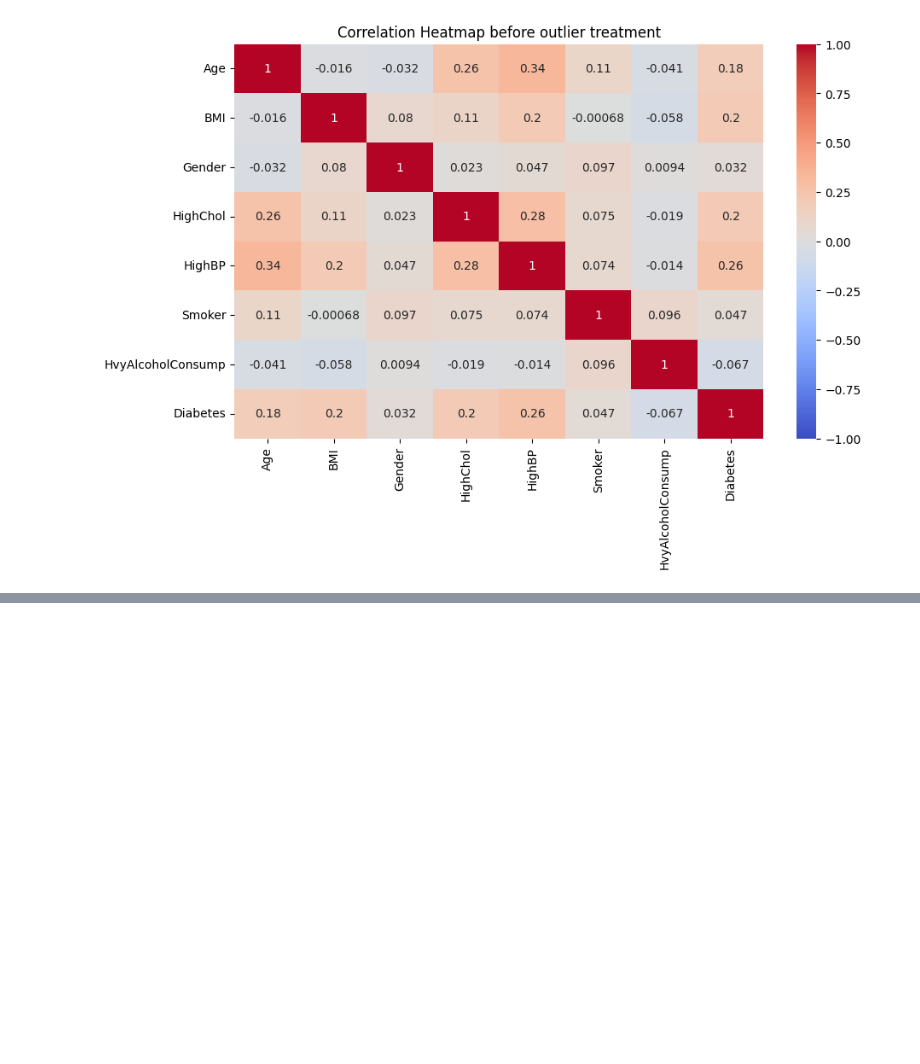
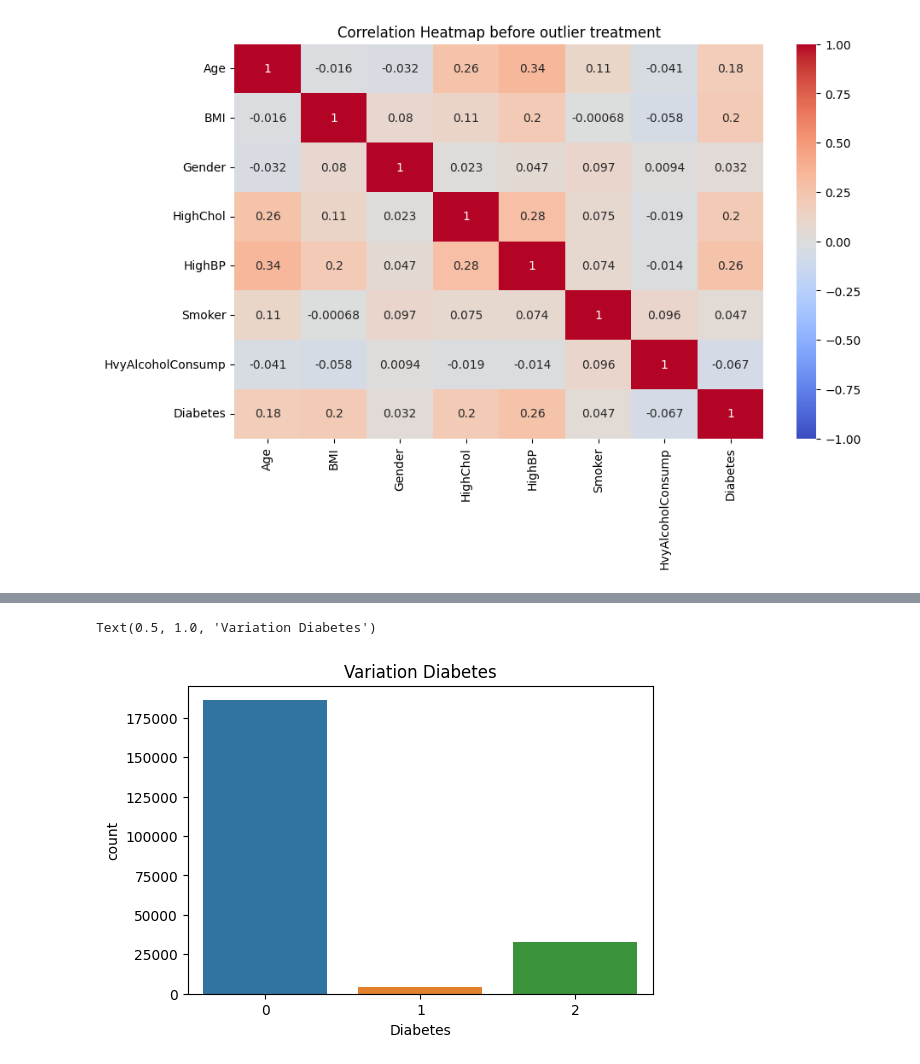
Before and after one commit to pdpavandesai/MergingDiabetesData, a Jupyter notebook: GabrielDatasetAnalysis.ipynb, the cells around one changed output, grey strips where cells are left out. Cells and saved outputs as stored; diff of their text form; code cells hidden in the pictures; blank space fills up the shorter version.

Commit message:
Completed Analysis and selected final features from Gabriel dataset

```diff
--- a/GabrielDatasetAnalysis.ipynb
+++ b/GabrielDatasetAnalysis.ipynb
@@ -488,3 +488,6 @@ plt.show()
 [figure]
 # %%
 df_OutlierRemoval.to_csv('FinalGabrielDataset.csv')
+# %%
+from google.colab import files
+uploaded = files.upload()
@@ -490,0 +497,2 @@ df_OutlierRemoval.to_csv('FinalGabrielDataset.csv')
+# %%
+FinalGabrielDataset_Actual = pd.read_csv(io.BytesIO(uploaded['FinalGabrielDataset (2).csv']))
@@ -490,0 +508,7 @@ df_OutlierRemoval.to_csv('FinalGabrielDataset.csv')
+# %%
+plt.figure(figsize=(6,4))
+sns.countplot(data=FinalGabrielDataset_Actual, x='Diabetes' )
+plt.title('Variation Diabetes')
+# %% [output]
+Text(0.5, 1.0, 'Variation Diabetes')
+[figure, added]
```
Also changed, not shown: parts of 9 cells of this notebook.
